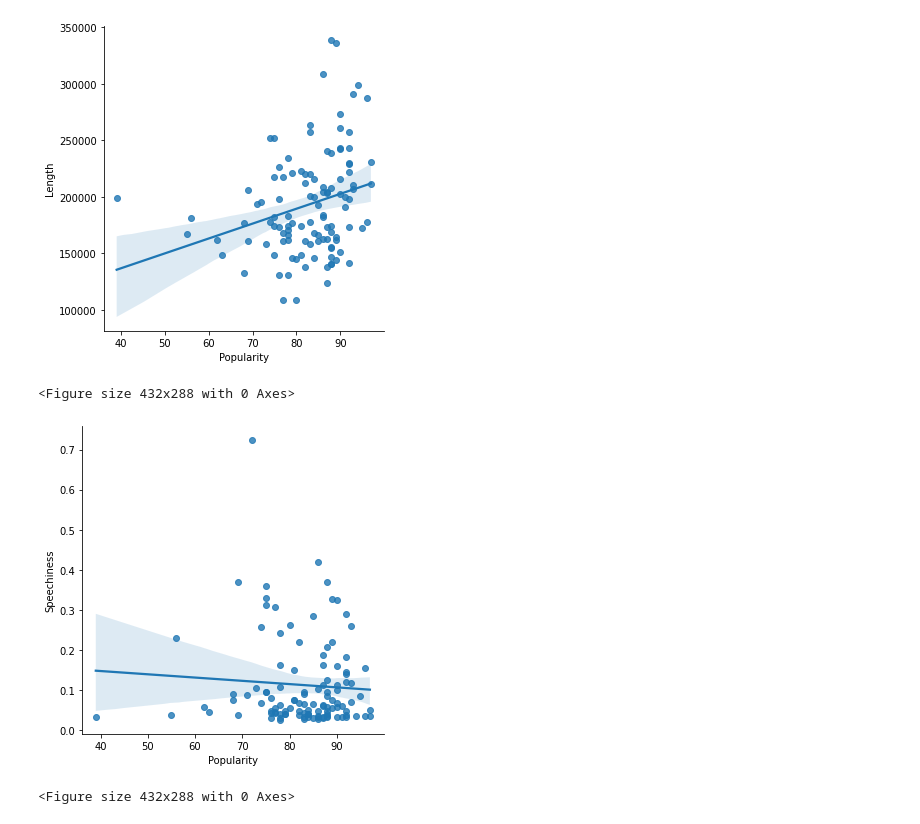
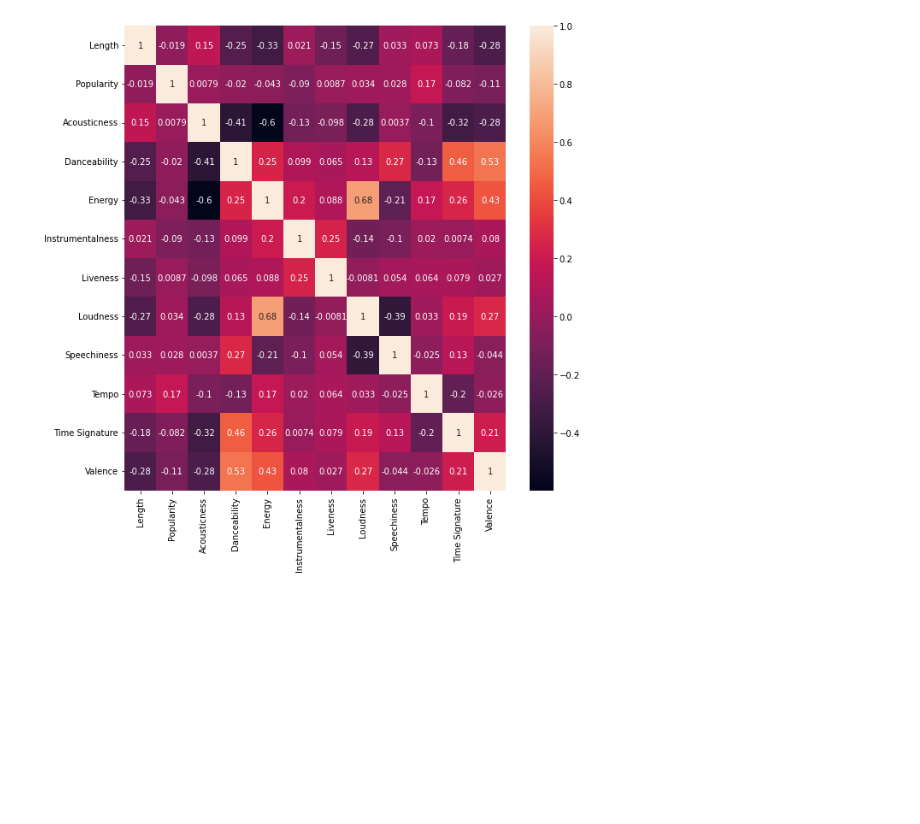
Before and after one commit to jadefreese/SpotifyTop50-Data-Analysis, a Jupyter notebook: Data/Understanding the Data.ipynb, the cells around one changed output. Saved outputs shown, nothing was run; the diff lists cells and outputs as text; code cells hidden in the pictures; blank space fills up the shorter version.

```diff
--- a/Data/Understanding the Data.ipynb
+++ b/Data/Understanding the Data.ipynb
@@ -256,0 +187,6 @@ fig.savefig(r'C:\Users\Jessica\Spot50-Data-Analysis\Images\DistributionDensity.p
+# %%
+#need to rescale length, popularity, loudness, tempo, time signature
+#drop country, dummy variables, name, album, artist, and release date
+all_features = allTracks_df.copy()
+all_features.drop(['Global','USA','Australia','Canada','Ireland','UK','Name','Artist','Album','Release Date'],axis=1, inplace=True)
+all_features.head()
@@ -256,0 +200,6 @@ fig.savefig(r'C:\Users\Jessica\Spot50-Data-Analysis\Images\DistributionDensity.p
+# %%
+from sklearn.preprocessing import MinMaxScaler
+scaler = MinMaxScaler()
+col_names = all_features.columns.tolist()
+all_features[col_names] = scaler.fit_transform(all_features[col_names])
+all_features
@@ -257,15 +220,8 @@ fig.savefig(r'C:\Users\Jessica\Spot50-Data-Analysis\Images\DistributionDensity.p
 # %%
-sns.lmplot(x='Popularity',y='Length',data=allTracks_df)
+corr = all_features.corr()
+fig, ax = plt.subplots(figsize=(10,10))
+sns.heatmap(corr, annot=True, ax=ax)
 plt.show()
-plt.savefig(r'C:\Users\Jessica\Spot50-Data-Analysis\Images\LengthVSPopularity.png')
+fig.savefig(r'C:\Users\Jessica\Spot50-Data-Analysis\Images\FeaturesHeatMap.png')
 # %% [output]
-[figure, old version]
+[figure, new version]
-<Figure size 432x288 with 0 Axes>
-# %%
-#fig = plt.subplots(figsize=(10,10))
-sns.lmplot(x='Popularity',y='Speechiness',data=allTracks_df)
-plt.show()
-plt.savefig(r'C:\Users\Jessica\Spot50-Data-Analysis\Images\SpeechinessVSPopularity.png')
-# %% [output]
-[figure, removed]
-<Figure size 432x288 with 0 Axes>
```
Also changed, not shown: parts of 32 cells of this notebook, 1 other file.
